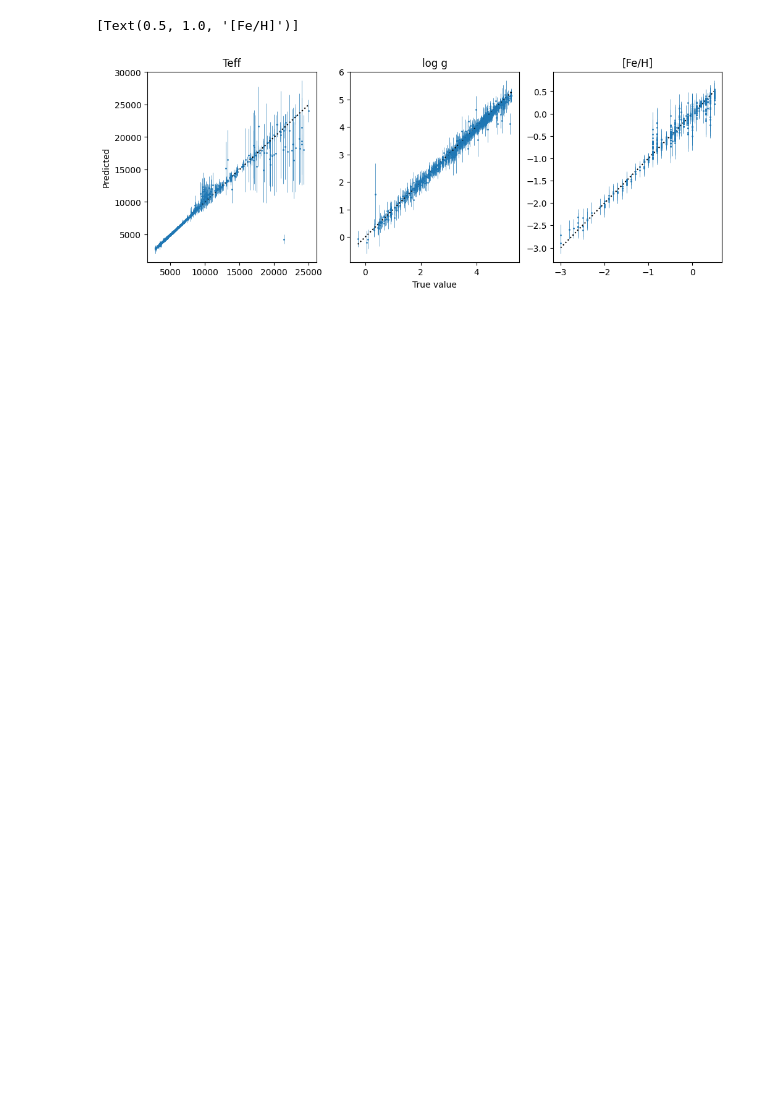
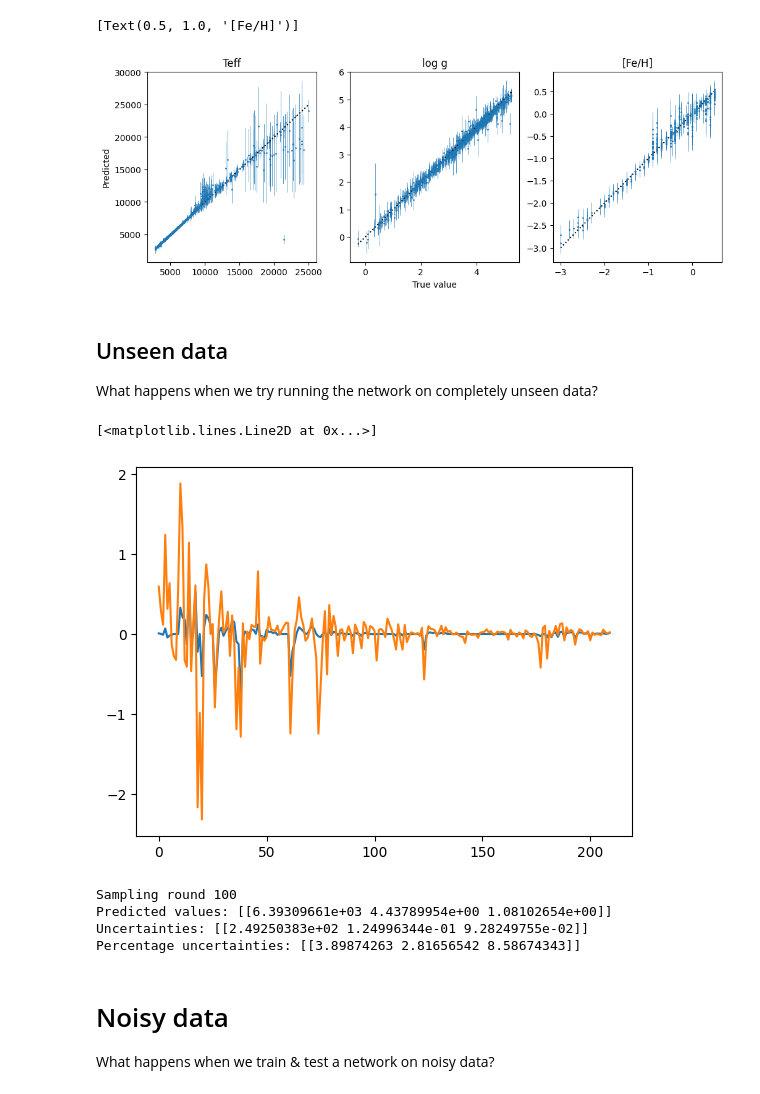
Before and after one commit to czs-school-23/bayesian-ml, a Jupyter notebook: stellar_spectra_example_emily.ipynb, the cells around one changed output. Cells and saved outputs as stored; diff of their text form; code cells hidden in the pictures; blank space fills up the shorter version.

```diff
--- a/stellar_spectra_example_emily.ipynb
+++ b/stellar_spectra_example_emily.ipynb
@@ -353,3 +358,41 @@ ax[2].set(title="[Fe/H]")
 # %% [output]
 [Text(0.5, 1.0, '[Fe/H]')]
 [figure]
+# %% [markdown]
+## Unseen data
+What happens when we try running the network on completely unseen data?
+# %%
+test_spectrum_of_doom = x_test[0] + x_test[1] + x_test[2] + x_test[3] + x_test[4]
+
+plt.plot(x_test[0])
+plt.plot(test_spectrum_of_doom)
+# %% [output]
+[<matplotlib.lines.Line2D at 0x...>]
+[figure, added]
+# %%
+# Sample the model multiple times to get epistemic uncertainty
+n_samples = 100
+samples = np.zeros((100, 1, y_test.shape[1]))
+for i in range(n_samples):
+    print(f"\rSampling round {i+1}", end="")
+    samples[i] = model(test_spectrum_of_doom.reshape(1, -1)).sample()  # We predict a Distribution and then sample each one once
+
+print("")
+
+means = np.mean(samples, axis=0)
+stds = np.std(samples, axis=0)
+
+y_predicted = output_scaler.inverse_transform(means)
+y_error = output_scaler.inverse_transform(means + stds) - y_predicted
+
+print(f"Predicted values: {y_predicted}")
+print(f"Uncertainties: {y_error}")
+print(f"Percentage uncertainties: {y_error / y_predicted * 100}")
+# %% [output]
+Sampling round 100
+Predicted values: [[6.39309661e+03 4.43789954e+00 1.08102654e+00]]
+Uncertainties: [[2.49250383e+02 1.24996344e-01 9.28249755e-02]]
+Percentage uncertainties: [[3.89874263 2.81656542 8.58674343]]
+# %% [markdown]
+# Noisy data
+What happens when we train & test a network on noisy data?
```
Also changed, not shown: parts of 8 cells of this notebook.
